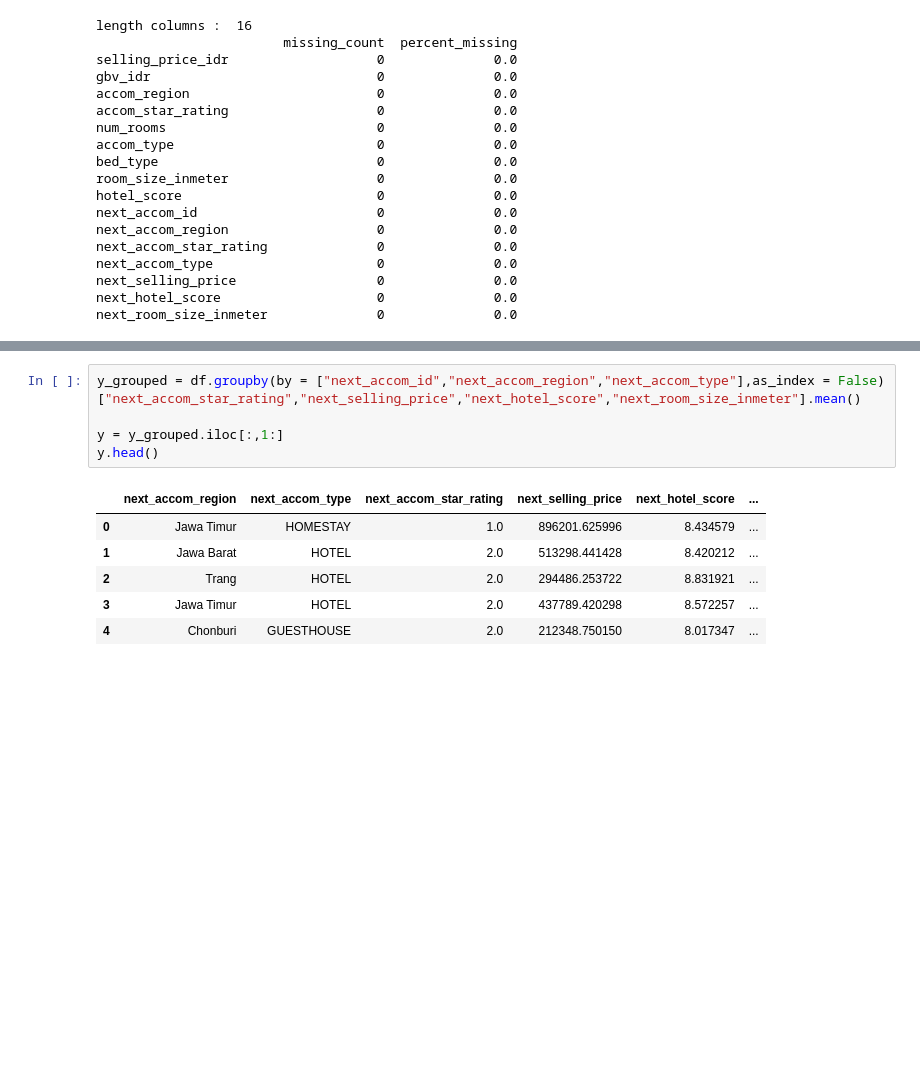
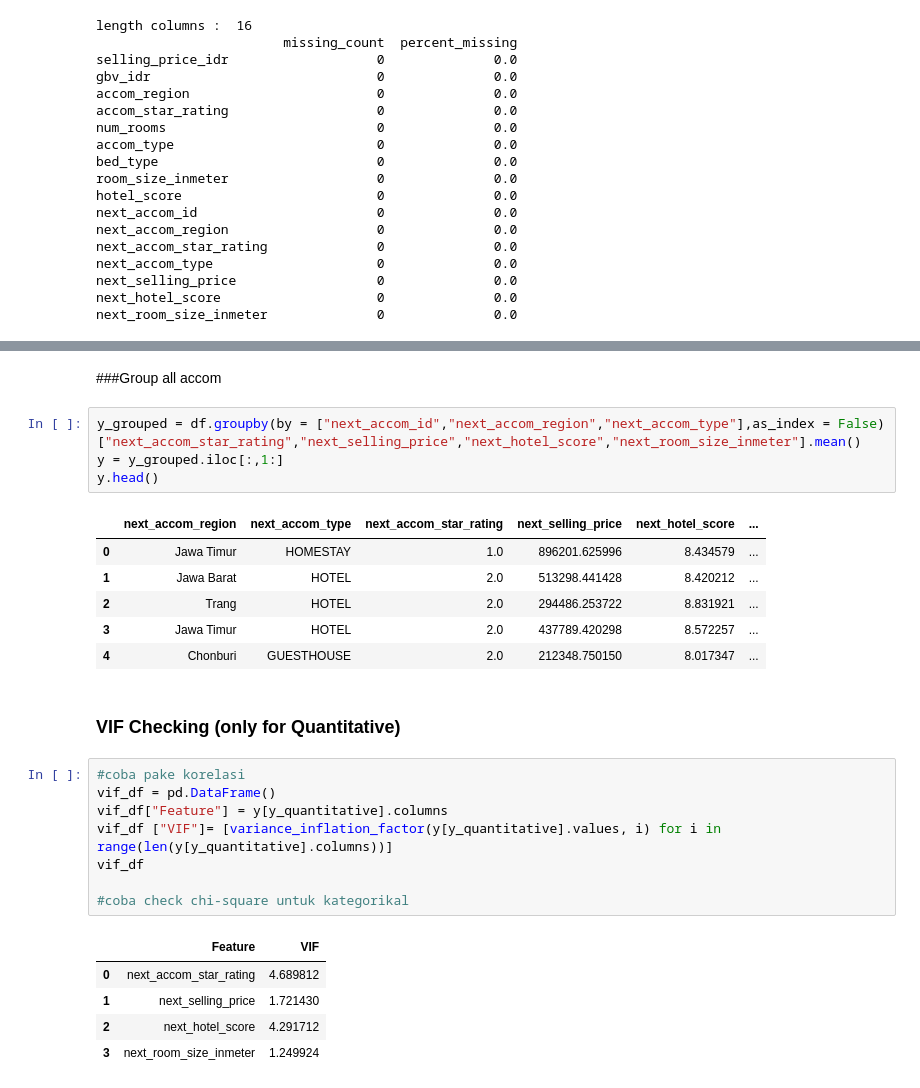
Before and after one commit to Modequick/Machine-Learning-Project, a Jupyter notebook: Skripsi_2_0.ipynb, the cells around one changed output, grey strips where cells are left out. Saved outputs shown, nothing was run; the diff lists cells and outputs as text; blank space fills up the shorter version.

```diff
--- a/Skripsi_2_0.ipynb
+++ b/Skripsi_2_0.ipynb
@@ -198,6 +189,7 @@ df[y]
+# %% [markdown]
+###Group all accom
 # %%
 y_grouped = df.groupby(by = ["next_accom_id","next_accom_region","next_accom_type"],as_index = False)["next_accom_star_rating","next_selling_price","next_hotel_score","next_room_size_inmeter"].mean()
-
 y = y_grouped.iloc[:,1:]
 y.head()
 # %% [output]
@@ -207,3 +199,19 @@ y.head()
 | 2 | Trang | HOTEL | 2.0 | 294486.253722 | 8.831921 | ... |
 | 3 | Jawa Timur | HOTEL | 2.0 | 437789.420298 | 8.572257 | ... |
 | 4 | Chonburi | GUESTHOUSE | 2.0 | 212348.750150 | 8.017347 | ... |
+# %% [markdown]
+### VIF Checking (only for Quantitative)
+# %%
+#coba pake korelasi
+vif_df = pd.DataFrame()
+vif_df["Feature"] = y[y_quantitative].columns
+vif_df ["VIF"]= [variance_inflation_factor(y[y_quantitative].values, i) for i in range(len(y[y_quantitative].columns))]
+vif_df
+
+#coba check chi-square untuk kategorikal
+# %% [output]
+|  | Feature | VIF |
+| 0 | next_accom_star_rating | 4.689812 |
+| 1 | next_selling_price | 1.721430 |
+| 2 | next_hotel_score | 4.291712 |
+| 3 | next_room_size_inmeter | 1.249924 |
```
Also changed, not shown: parts of 19 cells of this notebook.
